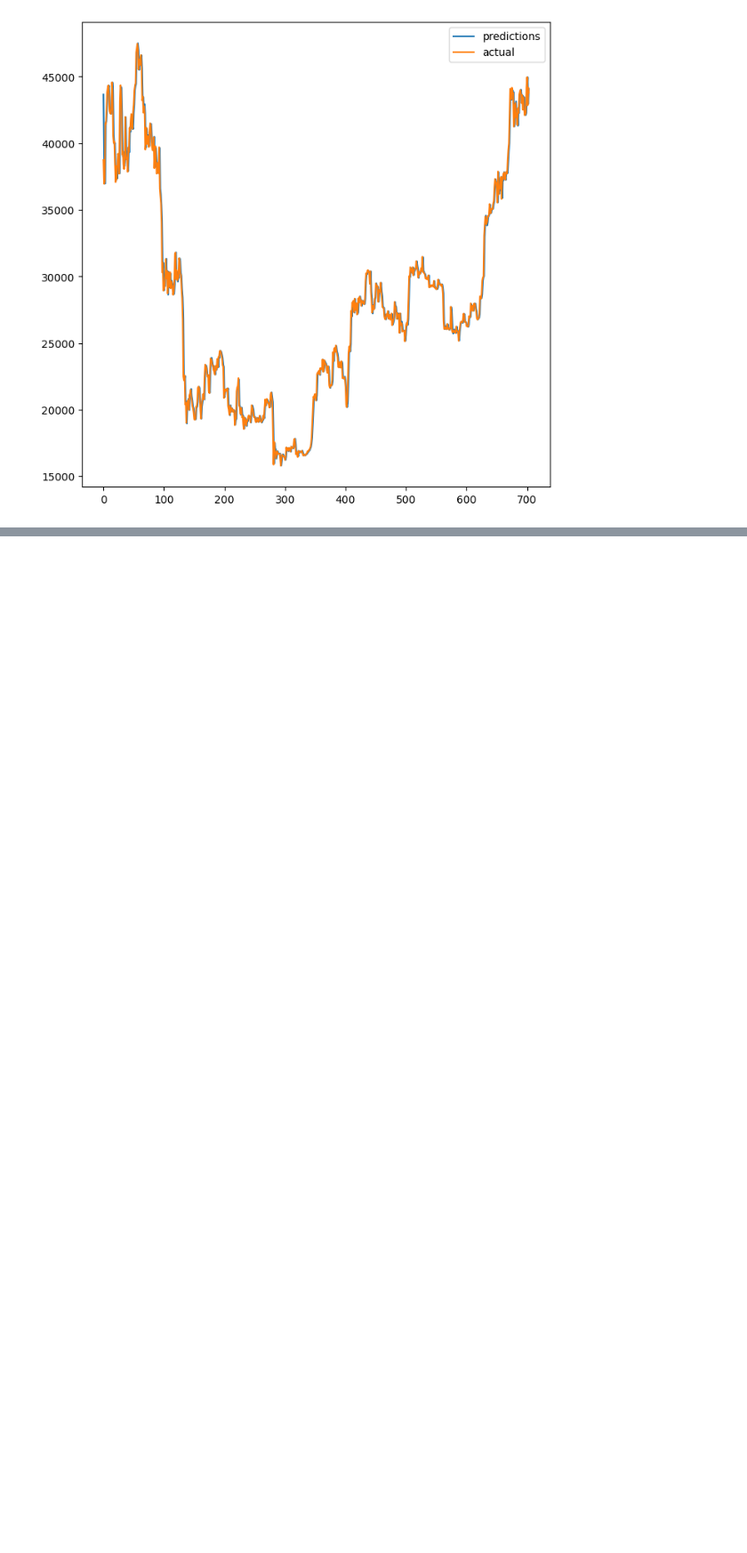
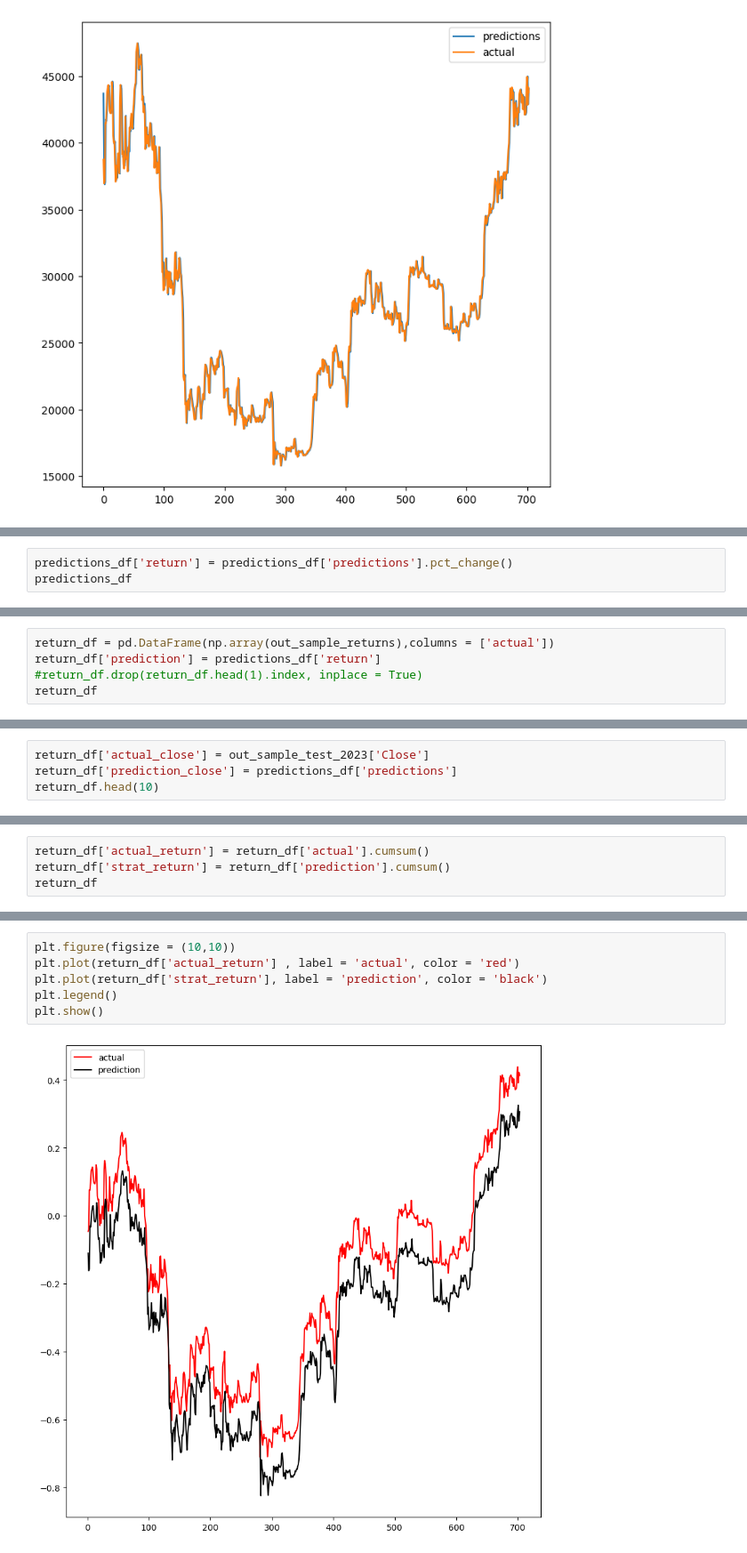
Before and after one commit to AvaterClasher/crypto, a Jupyter notebook: arima.ipynb, the cells around one changed output, grey strips where cells are left out. Shown: that part at 89% size. Saved outputs shown, nothing was run; the diff lists cells and outputs as text; blank space fills up the shorter version.

```diff
--- a/arima.ipynb
+++ b/arima.ipynb
@@ -407,0 +409,3 @@ Name: Close, Length: 704, dtype: float64
+# %%
+predictions_df['return'] = predictions_df['predictions'].pct_change()
+predictions_df
@@ -407,0 +426,5 @@ Name: Close, Length: 704, dtype: float64
+# %%
+return_df = pd.DataFrame(np.array(out_sample_returns),columns = ['actual'])
+return_df['prediction'] = predictions_df['return']
+#return_df.drop(return_df.head(1).index, inplace = True)
+return_df
@@ -407,0 +445,4 @@ Name: Close, Length: 704, dtype: float64
+# %%
+return_df['actual_close'] = out_sample_test_2023['Close']
+return_df['prediction_close'] = predictions_df['predictions']
+return_df.head(10)
@@ -407,0 +461,4 @@ Name: Close, Length: 704, dtype: float64
+# %%
+return_df['actual_return'] = return_df['actual'].cumsum()
+return_df['strat_return'] = return_df['prediction'].cumsum()
+return_df
@@ -407,0 +479,8 @@ Name: Close, Length: 704, dtype: float64
+# %%
+plt.figure(figsize = (10,10))
+plt.plot(return_df['actual_return'] , label = 'actual', color = 'red')
+plt.plot(return_df['strat_return'], label = 'prediction', color = 'black')
+plt.legend()
+plt.show()
+# %% [output]
+[figure, added]
```
Also changed, not shown: parts of 14 cells of this notebook.
